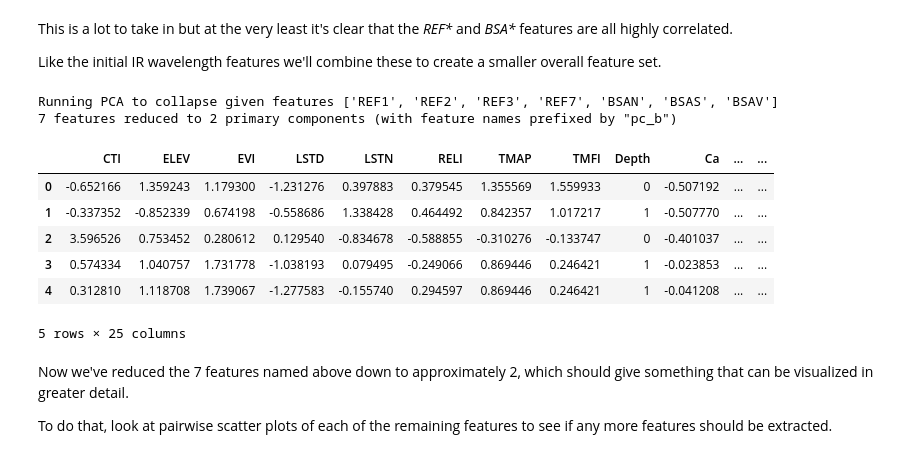
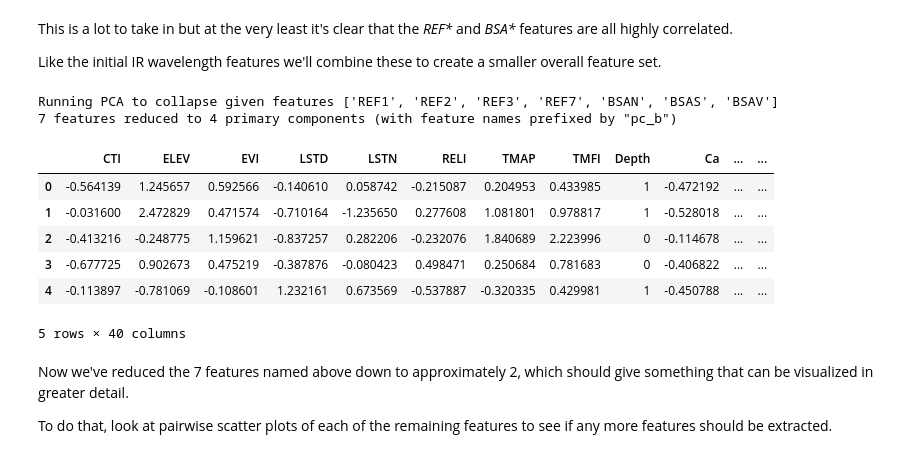
Before and after one commit to eric-czech/portfolio, a Jupyter notebook: demonstrative/python/notebooks/kaggle_soil.ipynb, the cells around one changed output. Cells and saved outputs as stored; diff of their text form; code cells hidden in the pictures.

```diff
--- a/demonstrative/python/notebooks/kaggle_soil.ipynb
+++ b/demonstrative/python/notebooks/kaggle_soil.ipynb
@@ -74,13 +76,15 @@ class Dataset:
         # Set the unique identifier for each sample as well
         # as other commonly used properties
         self.data.set_index('PIDN', inplace=True)
-        self.N = len(self.data)
         self.cols = self.data.columns.tolist()
 
         # Remove features for CO2 spectra wavelengths -- competition hosts suggested doing this
         cols_co2_spectra = ['m2379.76','m2377.83','m2375.9','m2373.97','m2372.04','m2370.11''m2368.18','m2366.26','m2364.33','m2362.4','m2360.47','m2358.54''m2356.61','m2354.68','m2352.76']
         self.data = self.data[[col for col in self.cols if col not in cols_co2_spectra]]
         self.cols = self.data.columns.tolist()
+
+    def N(self):
+        return len(self.data)
 
     def X_IR(self):
         return self.data[[col for col in self.cols if col.startswith('m')]]
@@ -102,8 +106,8 @@ class Dataset:
 # %% [markdown]
 Create a new instance of the dataset and print a short summary.
 # %%
-dataset = Dataset(sample_rate=1)
-print 'Number of samples = {}, number of columns = {}'.format(dataset.N, dataset.data.shape[1])
+dataset = Dataset(sample_rate=1, f='/home/ubuntu/kaggle/soil/data/training.csv')
+print 'Number of samples = {}, number of columns = {}'.format(dataset.N(), dataset.data.shape[1])
 dataset.data.head()
 # %% [output]
 Number of samples = 1157, number of columns = 3588
@@ -253,23 +280,28 @@ def redux_features(dataset, features, prefix, n_components=.99, show_exp_varianc
     from sklearn.preprocessing import scale
     from sklearn import decomposition
 
+    # Print the features being decomposed
     print 'Running PCA to collapse given features {}'.format(
         features if len(features) <= 10 else features[:5] + ['...'] + features[-5:]
     )
+
+    # Run decomposition
     X = scale(dataset.X()[features])
     n_cols = X.shape[1]
     pca = decomposition.PCA(n_components=n_components).fit(X)
     X = pca.transform(X)
     redux_n_cols = X.shape[1]
     redux_features = [prefix + str(i) for i in range(redux_n_cols)]
+
+    # Print a summary of the decomposition explaining to what extent the given dimensions were reduced
     print '{} features reduced to {} primary components (with feature names prefixed by "{}")'.format(n_cols, redux_n_cols, prefix)
     if show_exp_variance:
         vals = pca.explained_variance_ratio_[:redux_n_cols]
         idx = redux_features
         pd.Series(vals, index=idx).plot(kind='bar', figsize=(12,4), title='Explained Variance')
 
-
-    ix = np.arange(dataset.N)
+    # Replace the original features with the transformed features of lower dimensional rank
+    ix = np.arange(dataset.N())
     data = pd.concat([
         dataset.data.drop(features, axis=1).set_index(ix),
         pd.DataFrame(X, columns=redux_features).set_index(ix)
@@ -479,18 +386,18 @@ Like the initial IR wavelength features we'll combine these to create a smaller
 # %%
 # Compress REF* and BSA* features into a smaller dimensional space
 redux_cols = dataset.X_REF().columns.tolist() + dataset.X_BSA().columns.tolist()
-dataset = redux_features(dataset, redux_cols, 'pc_b', n_components=.9)
+dataset = redux_features(dataset, redux_cols, 'pc_b', n_components=.99)
 dataset.data.head()
 # %% [output]
 Running PCA to collapse given features ['REF1', 'REF2', 'REF3', 'REF7', 'BSAN', 'BSAS', 'BSAV']
-7 features reduced to 2 primary components (with feature names prefixed by "pc_b")
+7 features reduced to 4 primary components (with feature names prefixed by "pc_b")
 |  | CTI | ELEV | EVI | LSTD | LSTN | RELI | TMAP | TMFI | Depth | Ca | ... | ... |
-| 0 | -0.652166 | 1.359243 | 1.179300 | -1.231276 | 0.397883 | 0.379545 | 1.355569 | 1.559933 | 0 | -0.507192 | ... | ... |
-| 1 | -0.337352 | -0.852339 | 0.674198 | -0.558686 | 1.338428 | 0.464492 | 0.842357 | 1.017217 | 1 | -0.507770 | ... | ... |
-| 2 | 3.596526 | 0.753452 | 0.280612 | 0.129540 | -0.834678 | -0.588855 | -0.310276 | -0.133747 | 0 | -0.401037 | ... | ... |
-| 3 | 0.574334 | 1.040757 | 1.731778 | -1.038193 | 0.079495 | -0.249066 | 0.869446 | 0.246421 | 1 | -0.023853 | ... | ... |
-| 4 | 0.312810 | 1.118708 | 1.739067 | -1.277583 | -0.155740 | 0.294597 | 0.869446 | 0.246421 | 1 | -0.041208 | ... | ... |
+| 0 | -0.564139 | 1.245657 | 0.592566 | -0.140610 | 0.058742 | -0.215087 | 0.204953 | 0.433985 | 1 | -0.472192 | ... | ... |
+| 1 | -0.031600 | 2.472829 | 0.471574 | -0.710164 | -1.235650 | 0.277608 | 1.081801 | 0.978817 | 1 | -0.528018 | ... | ... |
+| 2 | -0.413216 | -0.248775 | 1.159621 | -0.837257 | 0.282206 | -0.232076 | 1.840689 | 2.223996 | 0 | -0.114678 | ... | ... |
+| 3 | -0.677725 | 0.902673 | 0.475219 | -0.387876 | -0.080423 | 0.498471 | 0.250684 | 0.781683 | 0 | -0.406822 | ... | ... |
+| 4 | -0.113897 | -0.781069 | -0.108601 | 1.232161 | 0.673569 | -0.537887 | -0.320335 | 0.429981 | 1 | -0.450788 | ... | ... |
-5 rows × 25 columns
+5 rows × 40 columns
 # %% [markdown]
 Now we've reduced the 7 features named above down to approximately 2, which should give something that can be visualized in greater detail.
 
```
Also changed, not shown: parts of 66 cells of this notebook.
